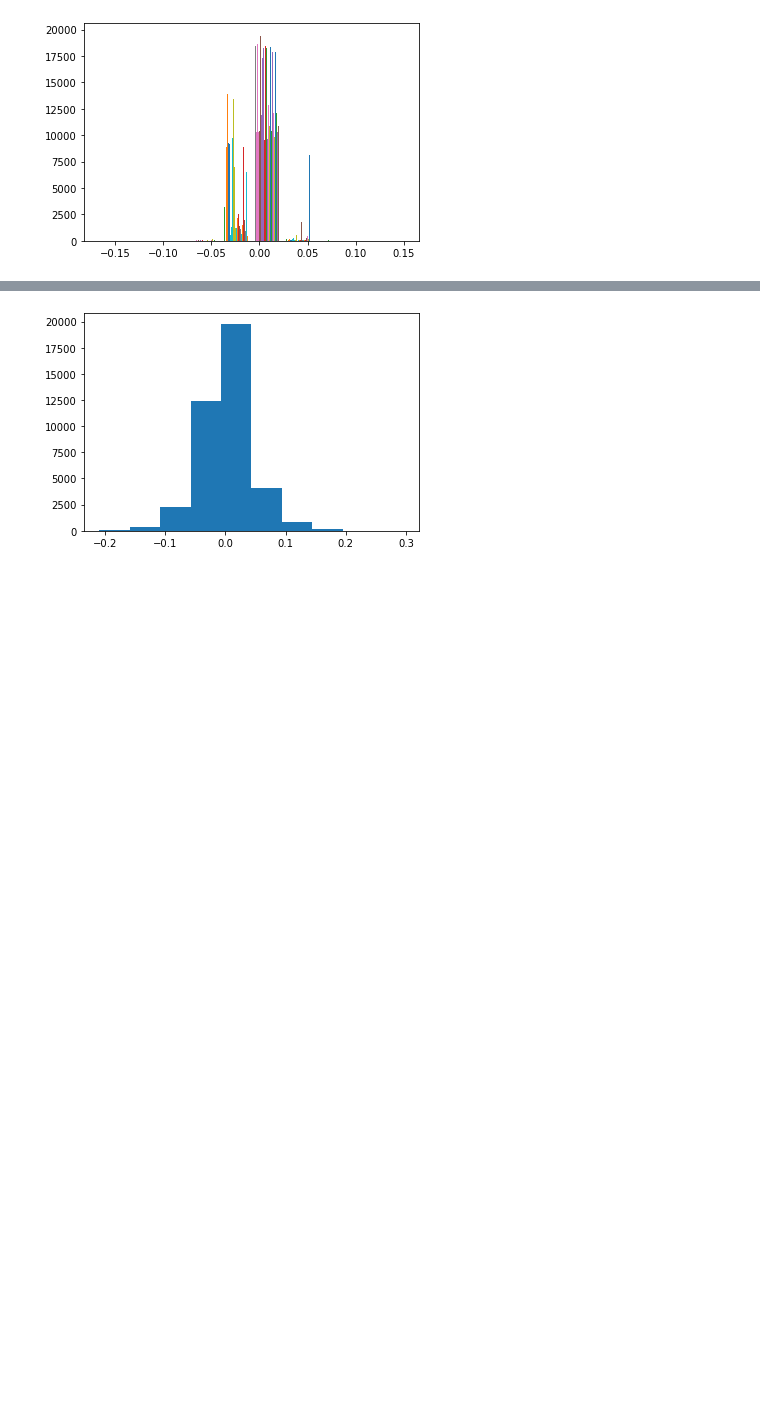
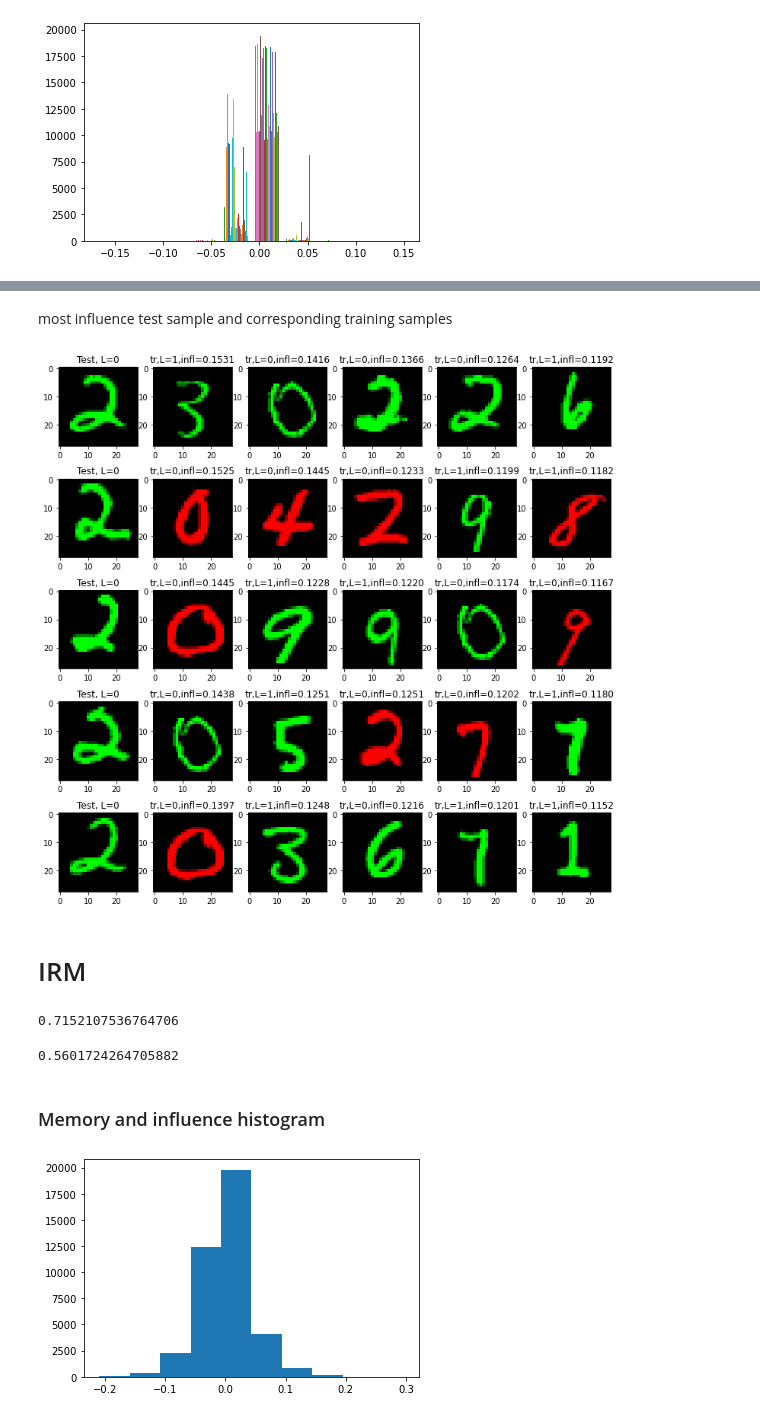
Before and after one commit to zihao12/invariant-risk-minimization, a Jupyter notebook: ColoredMnist.ipynb, the cells around one changed output, grey strips where cells are left out. Cells and saved outputs as stored; diff of their text form; code cells hidden in the pictures; blank space fills up the shorter version.

```diff
--- a/ColoredMnist.ipynb
+++ b/ColoredMnist.ipynb
@@ -245,3 +249,27 @@ plt.show()
+# %% [markdown]
+most influence test sample and corresponding training samples
+# %%
+fig = plt.figure(figsize=(13, 13))
+ax = []
+idx_sorted = np.argsort(np.max(infl_est, axis=1))[::-1]
+for i in range(5):
+    idx_tt = idx_sorted[i]
+    img, label = test_set[idx_tt]
+    ax.append(fig.add_subplot(5, 6, 1 + i*6))
+    ax[-1].set_title(f'Test, L={label}')
+    plt.imshow(img)
+    tr_ind = np.argsort(infl_est[idx_tt])[::-1]
+    for ind in range(5):
+        img, label = trainall_set[tr_ind[ind]]
+        infl = infl_est[idx_tt, tr_ind[ind]]
+        ax.append(fig.add_subplot(5, 6, 2 + ind + i*6))
+        ax[-1].set_title(f'tr,L={label},infl={infl:.4f}')
+        plt.imshow(img)
+plt.show()
+# %% [output]
+[figure, added]
+# %% [markdown]
+# IRM
 # %%
 with open("irm_all.pkl", "rb") as f:
     out_irm = pickle.load(f)
@@ -253,6 +281,16 @@ testset_correctness_irm = out_irm['acc_test']
 
 mem_est_irm = _masked_avg(trainset_correctness_irm, trainset_mask_irm) - _masked_avg(trainset_correctness_irm, inv_mask_irm)
 infl_est_irm = _masked_dot(testset_correctness_irm, trainset_mask_irm) - _masked_dot(testset_correctness_irm, inv_mask_irm)
+# %%
+trainset_correctness_irm.mean()
+# %% [output]
+0.7152107536764706
+# %%
+testset_correctness_irm.mean()
+# %% [output]
+0.5601724264705882
+# %% [markdown]
+### Memory and influence histogram
 # %%
 plt.hist(mem_est_irm)
 plt.savefig('mem_est_irm.png', dpi=300, bbox_inches='tight')
```
Also changed, not shown: parts of 36 cells of this notebook.
